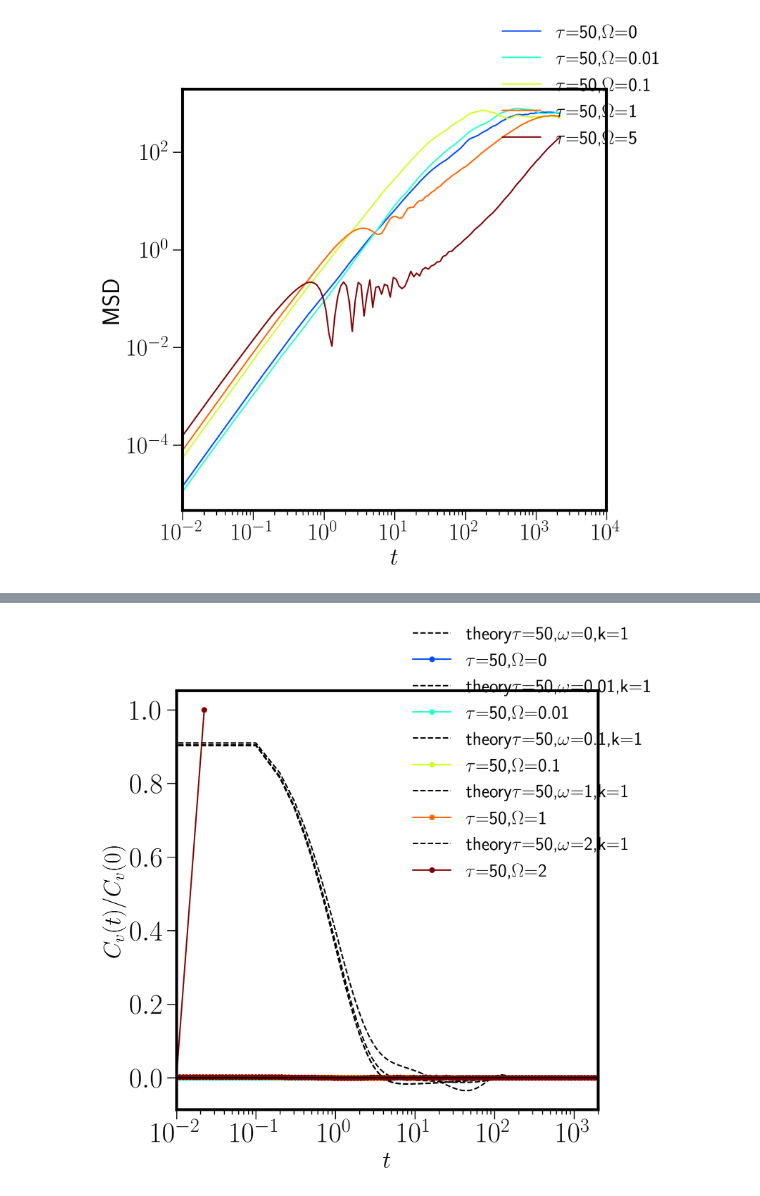
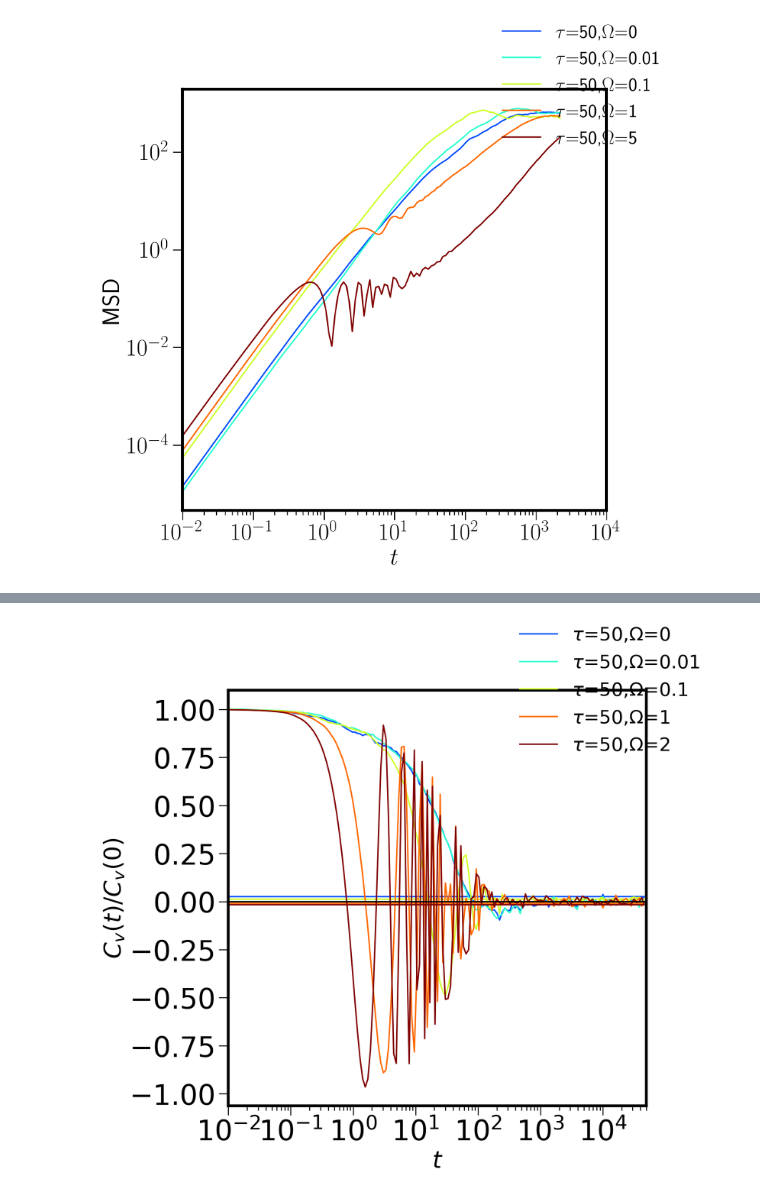
Before and after one commit to ikedahaj/reserch, a Jupyter notebook: caoup/stwre/3grapn.ipynb, the cells around one changed output, grey strips where cells are left out. Cells and saved outputs as stored; diff of their text form; code cells hidden in the pictures.

Commit message:
param

```diff
--- a/caoup/stwre/3grapn.ipynb
+++ b/caoup/stwre/3grapn.ipynb
@@ -1113,7 +1111,7 @@ import matplotlib.pyplot as plt
 import matplotlib.cm as cm  # colormap
 import numpy as np
 today = datetime.date.today()
-plt.rcParams["text.usetex"] =True
+plt.rcParams["text.usetex"] =False
 fig1 = plt.figure(figsize=(12,12))
 ax1 = fig1.add_subplot(111)
 
@@ -1135,22 +1133,22 @@ def plotombarhist(datas):
     mlabel="{}={},{}={}".format(mtau,datas[2],mMgn,datas[4])
     if datas[6]==0:
 
-        x,hist= np.loadtxt("C:/Users/ikedah/Documents/sotukenn/workspace/refwca/{}v0{:.1f}tau{:.3f}m{:.3f}R{:.1f}/omegahist_R{:.3f}_tau{:.3f}_m{:.3f}.dat".format(datas[0],datas[3],datas[2],datas[4],R0,R0,datas[2],datas[4]), comments='#', unpack=True)
+        x,hist= np.loadtxt("{}v0{:.1f}tau{:.3f}m{:.3f}R{:.1f}/omegahist_R{:.3f}_tau{:.3f}_m{:.3f}.dat".format(datas[0],datas[3],datas[2],datas[4],R0,R0,datas[2],datas[4]), comments='#', unpack=True)
         plt.plot(x, hist, "-o", markersize=5,
                  color=cm.jet(datas[5]), label="{}".format(mlabel))
     elif datas[6]==1:
 
-        x,hist= np.loadtxt("C:/Users/ikedah/Documents/sotukenn/workspace/refwca/{}R{:.1f}v0{:.1f}tau{:.3f}m{:.3f}/omegahist_R{:.3f}_tau{:.3f}_m{:.3f}.dat".format(datas[0],R0,datas[3],datas[2],datas[4],R0,datas[2],datas[4]), comments='#', unpack=True)
+        x,hist= np.loadtxt("{}R{:.1f}v0{:.1f}tau{:.3f}m{:.3f}/omegahist_R{:.3f}_tau{:.3f}_m{:.3f}.dat".format(datas[0],R0,datas[3],datas[2],datas[4],R0,datas[2],datas[4]), comments='#', unpack=True)
         plt.plot(x[1:], hist[1:], "-o", markersize=5,
                  color=cm.jet(datas[5]), label="{}".format(mlabel))
     elif datas[6]==2:
-        x,hist= np.loadtxt("C:/Users/ikedah/Documents/sotukenn/workspace/refwca/{}lo{:.2f}v0{:.1f}tau{:.3f}m{:.3f}/omegahist_lo{:.3f}_tau{:.3f}_m{:.3f}.dat".format(datas[0],datas[1],datas[3],datas[2],datas[4],datas[1],datas[2],datas[4]), comments='#', unpack=True)
+        x,hist= np.loadtxt("{}lo{:.2f}v0{:.1f}tau{:.3f}m{:.3f}/omegahist_lo{:.3f}_tau{:.3f}_m{:.3f}.dat".format(datas[0],datas[1],datas[3],datas[2],datas[4],datas[1],datas[2],datas[4]), comments='#', unpack=True)
         plt.plot(x[:-1], hist[:-1], "-o", markersize=5,
                  color=cm.jet(datas[5]), label="{}".format(mlabel))
-    # xlo,lohist= np.loadtxt("C:/Users/ikedah/Documents/sotukenn/workspace/hannew/{}{:.1f}tau{:.3f}m{:.3f}/lohist_R{:.3f}_tau{:.3f}_k{:.3f}_m{:.3f}.dat".format(datas[0],datas[6],datas[2],datas[4],datas[1],datas[2],datas[3],datas[4]), comments='#', unpack=True)
+    # xlo,lohist= np.loadtxt("{}{:.1f}tau{:.3f}m{:.3f}/lohist_R{:.3f}_tau{:.3f}_k{:.3f}_m{:.3f}.dat".format(datas[0],datas[6],datas[2],datas[4],datas[1],datas[2],datas[3],datas[4]), comments='#', unpack=True)
     mlabel="{}={},{}={}".format(mtau,datas[2],mMgn,datas[4])
 
-    plt.xlim(0.,R0)
+    # plt.xlim(0.,R0)
     plt.tick_params(which='major',width = 1, length = 10)
     plt.tick_params(which='minor',width = 1, length = 5)
     ax1.spines['top'].set_linewidth(3)
@@ -1165,23 +1163,23 @@ def plotvthbarhist(datas):
     R0=np.sqrt(datas[7]*0.25/datas[1])
     mlabel="{}={},{}={}".format(mtau,datas[2],mMgn,datas[4])
     if datas[6]==0:
-        x,hist= np.loadtxt("C:/Users/ikedah/Documents/sotukenn/workspace/refwca/{}v0{:.1f}tau{:.3f}m{:.3f}R{:.1f}/v_thetahist_R{:.3f}_tau{:.3f}_m{:.3f}.dat".format(datas[0],datas[3],datas[2],datas[4],R0,R0,datas[2],datas[4]), comments='#', unpack=True)
+        x,hist= np.loadtxt("{}v0{:.1f}tau{:.3f}m{:.3f}R{:.1f}/v_thetahist_R{:.3f}_tau{:.3f}_m{:.3f}.dat".format(datas[0],datas[3],datas[2],datas[4],R0,R0,datas[2],datas[4]), comments='#', unpack=True)
 
         plt.plot(x, hist, "-o", markersize=5,
                  color=cm.jet(datas[5]), label="{}".format(mlabel))
     elif datas[6]==1:
-        x,hist= np.loadtxt("C:/Users/ikedah/Documents/sotukenn/workspace/refwca/{}R{:.1f}v0{:.1f}tau{:.3f}m{:.3f}/v_thetahist_R{:.3f}_tau{:.3f}_m{:.3f}.dat".format(datas[0],R0,datas[3],datas[2],datas[4],R0,datas[2],datas[4]), comments='#', unpack=True)
+        x,hist= np.loadtxt("{}R{:.1f}v0{:.1f}tau{:.3f}m{:.3f}/v_thetahist_R{:.3f}_tau{:.3f}_m{:.3f}.dat".format(datas[0],R0,datas[3],datas[2],datas[4],R0,datas[2],datas[4]), comments='#', unpack=True)
 
         plt.plot(x[1:], hist[1:], "-o", markersize=5,
                  color=cm.jet(datas[5]), label="{}".format(mlabel))
     elif datas[6]==2:
-        x,hist= np.loadtxt("C:/Users/ikedah/Documents/sotukenn/workspace/refwca/{}lo{:.2f}v0{:.1f}tau{:.3f}m{:.3f}/v_thetahist_lo{:.3f}_tau{:.3f}_m{:.3f}.dat".format(datas[0],datas[1],datas[3],datas[2],datas[4],datas[1],datas[2],datas[4]), comments='#', unpack=True)
+        x,hist= np.loadtxt("{}lo{:.2f}v0{:.1f}tau{:.3f}m{:.3f}/v_thetahist_lo{:.3f}_tau{:.3f}_m{:.3f}.dat".format(datas[0],datas[1],datas[3],datas[2],datas[4],datas[1],datas[2],datas[4]), comments='#', unpack=True)
         plt.plot(x[:-1], hist[:-1], "-o", markersize=5,
                  color=cm.jet(datas[5]), label="{}".format(mlabel))
     mlabel="{}={},{}={}".format(mtau,datas[2],mMgn,datas[4])
     # ax1.errorbar(x,hist*oo,yerr=1.6e-6 ,marker="o" ,markersize=1,color=cm.jet(i/4),label="{}".format(mlabel))
 
-    plt.xlim(0.,R0)
+    # plt.xlim(0.,R0)
 
     ###Drawing a gaussian curve ######
     # y= np.linspace(np.amin(hist), np.amax(hist), 100)
@@ -1205,25 +1203,22 @@ def plotlo(datas):
     mlabel="{}={},{}={}".format(mtau,datas[2],mMgn,datas[4])
     if datas[6]==0:
 
-        x,hist= np.loadtxt("C:/Users/ikedah/Documents/sotukenn/workspace/refwca/{}v0{:.1f}tau{:.3f}m{:.3f}R{:.1f}/lohist_R{:.3f}_tau{:.3f}_m{:.3f}.dat".format(datas[0],datas[3],datas[2],datas[4],R0,R0,datas[2],datas[4]), comments='#', unpack=True)
+        x,hist= np.loadtxt("{}v0{:.1f}tau{:.3f}m{:.3f}R{:.1f}/lohist_R{:.3f}_tau{:.3f}_m{:.3f}.dat".format(datas[0],datas[3],datas[2],datas[4],R0,R0,datas[2],datas[4]), comments='#', unpack=True)
         plt.plot(x, hist/datas[1], "-o", markersize=5,
                  color=cm.jet(datas[5]), label="{}".format(mlabel))
     elif datas[6]==1:
 
-        x,hist= np.loadtxt("C:/Users/ikedah/Documents/sotukenn/workspace/refwca/{}R{:.1f}v0{:.1f}tau{:.3f}m{:.3f}/lohist_R{:.3f}_tau{:.3f}_m{:.3f}.dat".format(datas[0],R0,datas[3],datas[2],datas[4],R0,datas[2],datas[4]), comments='#', unpack=True)
+        x,hist= np.loadtxt("{}R{:.1f}v0{:.1f}tau{:.3f}m{:.3f}/lohist_R{:.3f}_tau{:.3f}_m{:.3f}.dat".format(datas[0],R0,datas[3],datas[2],datas[4],R0,datas[2],datas[4]), comments='#', unpack=True)
         plt.plot(x[1:], hist[1:]/datas[1], "-o", markersize=5,
                  color=cm.jet(datas[5]), label="{}".format(mlabel))
     elif datas[6]==2:
-        x,hist= np.loadtxt("C:/Users/ikedah/Documents/sotukenn/workspace/refwca/{}lo{:.2f}v0{:.1f}tau{:.3f}m{:.3f}/lohist_lo{:.3f}_tau{:.3f}_m{:.3f}.dat".format(datas[0],datas[1],datas[3],datas[2],datas[4],datas[1],datas[2],datas[4]), comments='#', unpack=True)
+        x,hist= np.loadtxt("{}lo{:.2f}v0{:.1f}tau{:.3f}m{:.3f}/lohist_lo{:.3f}_tau{:.3f}_m{:.3f}.dat".format(datas[0],datas[1],datas[3],datas[2],datas[4],datas[1],datas[2],datas[4]), comments='#', unpack=True)
         plt.plot(x[:-1], hist[:-1]/datas[1], "-o", markersize=5,
                  color=cm.jet(datas[5]), label="{}".format(mlabel))
     mlabel="{}={},{}={}".format(mtau,datas[2],mMgn,datas[4])
     #R={},$v_0^2$={},datas[1],v0,
     # plt.plot(xlo/datas[1],lohist, "-o" ,markersize=3,color=cm.jet(datas[5]),label="{}".format(mlabel))
 
-
-
-    plt.xlim(0,R0)
 
 
     plt.tick_params(which='major',width = 1, length = 10)
@@ -1270,16 +1265,14 @@ def pltcv(datas):
     R0=np.sqrt(datas[7]*0.25/datas[1])
     if datas[6]==0:
 
-        x,hist= np.loadtxt("C:/Users/ikedah/Documents/sotukenn/workspace/refwca/{}v0{:.1f}tau{:.3f}m{:.3f}R{:.1f}/vcor_R{:.3f}_tau{:.3f}_m{:.3f}.dat".format(datas[0],datas[3],datas[2],datas[4],R0,R0,datas[2],datas[4]), comments='#', unpack=True)
+        x,hist= np.loadtxt("{}v0{:.1f}tau{:.3f}m{:.3f}R{:.1f}/vcor_R{:.3f}_tau{:.3f}_m{:.3f}.dat".format(datas[0],datas[3],datas[2],datas[4],R0,R0,datas[2],datas[4]), comments='#', unpack=True)
     elif datas[6]==1:
 
-        x,hist= np.loadtxt("C:/Users/ikedah/Documents/sotukenn/workspace/refwca/{}R{:.1f}v0{:.1f}tau{:.3f}m{:.3f}/vcor_R{:.3f}_tau{:.3f}_m{:.3f}.dat".format(datas[0],R0,datas[3],datas[2],datas[4],R0,datas[2],datas[4]), comments='#', unpack=True)
+        x,hist= np.loadtxt("{}R{:.1f}v0{:.1f}tau{:.3f}m{:.3f}/vcor_R{:.3f}_tau{:.3f}_m{:.3f}.dat".format(datas[0],R0,datas[3],datas[2],datas[4],R0,datas[2],datas[4]), comments='#', unpack=True)
     elif datas[6]==2:
-        x,hist= np.loadtxt("C:/Users/ikedah/Documents/sotukenn/workspace/refwca/{}lo{:.2f}v0{:.1f}tau{:.3f}m{:.3f}/vcor_lo{:.3f}_tau{:.3f}_m{:.3f}.dat".format(datas[0],datas[1],datas[3],datas[2],datas[4],datas[1],datas[2],datas[4]), comments='#', unpack=True)
+        x,hist= np.loadtxt("{}lo{:.2f}v0{:.1f}tau{:.3f}m{:.3f}/vcor_lo{:.3f}_tau{:.3f}_m{:.3f}.dat".format(datas[0],datas[1],datas[3],datas[2],datas[4],datas[1],datas[2],datas[4]), comments='#', unpack=True)
 
-    if(datas[3]!=0):
-        pltcvthe(datas[1],datas[2],datas[3],datas[4],datas[7])
-    plt.plot(x,hist/hist[0], "-o" ,markersize=5,color=cm.jet(datas[5]),label="{}={},{}={}".format(mtau,datas[2],mMgn,datas[4]))
+    plt.plot(x,hist/hist[0], "-" ,markersize=5,color=cm.jet(datas[5]),label="{}={},{}={}".format(mtau,datas[2],mMgn,datas[4]))
     plt.tick_params(which='major',width = 1, length = 10)#k={},datas[3],
     plt.tick_params(which='minor',width = 1, length = 5)
     plt.xscale("log")
@@ -1297,12 +1290,12 @@ def pltcx(datas):
     R0=np.sqrt(datas[7]*0.25/datas[1])
     if datas[6]==0:
 
-        x,hist= np.loadtxt("C:/Users/ikedah/Documents/sotukenn/workspace/refwca/{}v0{:.1f}tau{:.3f}m{:.3f}R{:.1f}/xcor_R{:.3f}_tau{:.3f}_m{:.3f}.dat".format(datas[0],datas[3],datas[2],datas[4],R0,R0,datas[2],datas[4]), comments='#', unpack=True)
+        x,hist= np.loadtxt("{}v0{:.1f}tau{:.3f}m{:.3f}R{:.1f}/xcor_R{:.3f}_tau{:.3f}_m{:.3f}.dat".format(datas[0],datas[3],datas[2],datas[4],R0,R0,datas[2],datas[4]), comments='#', unpack=True)
     elif datas[6]==1:
 
-        x,hist= np.loadtxt("C:/Users/ikedah/Documents/sotukenn/workspace/refwca/{}R{:.1f}v0{:.1f}tau{:.3f}m{:.3f}/xcor_R{:.3f}_tau{:.3f}_m{:.3f}.dat".format(datas[0],R0,datas[3],datas[2],datas[4],R0,datas[2],datas[4]), comments='#', unpack=True)
+        x,hist= np.loadtxt("{}R{:.1f}v0{:.1f}tau{:.3f}m{:.3f}/xcor_R{:.3f}_tau{:.3f}_m{:.3f}.dat".format(datas[0],R0,datas[3],datas[2],datas[4],R0,datas[2],datas[4]), comments='#', unpack=True)
     elif datas[6]==2:
-        x,hist= np.loadtxt("C:/Users/ikedah/Documents/sotukenn/workspace/refwca/{}lo{:.2f}v0{:.1f}tau{:.3f}m{:.3f}/xcor_lo{:.3f}_tau{:.3f}_m{:.3f}.dat".format(datas[0],datas[1],datas[3],datas[2],datas[4],datas[1],datas[2],datas[4]), comments='#', unpack=True)
+        x,hist= np.loadtxt("{}lo{:.2f}v0{:.1f}tau{:.3f}m{:.3f}/xcor_lo{:.3f}_tau{:.3f}_m{:.3f}.dat".format(datas[0],datas[1],datas[3],datas[2],datas[4],datas[1],datas[2],datas[4]), comments='#', unpack=True)
 
 
     plt.plot(x,hist/hist[0], "-o" ,markersize=5,color=cm.jet(datas[5]),label="D={},{}={},{}={},$C_x(0)=${:.2e}".format(datas[6],mtau,datas[2],mmgn,datas[4],hist[0]))
@@ -1322,15 +1315,15 @@ def plotmsd(datas):
     R0=np.sqrt(datas[7]*0.25/datas[1])
     if datas[6]==0:
 
-        x,hist= np.loadtxt("C:/Users/ikedah/Documents/sotukenn/workspace/refwca/{}v0{:.1f}tau{:.3f}m{:.3f}R{:.1f}/msd_R{:.3f}_tau{:.3f}_m{:.3f}.dat".format(datas[0],datas[3],datas[2],datas[4],R0,R0,datas[2],datas[4]), comments='#', unpack=True)
+        x,hist= np.loadtxt("{}v0{:.1f}tau{:.3f}m{:.3f}R{:.1f}/msd_R{:.3f}_tau{:.3f}_m{:.3f}.dat".format(datas[0],datas[3],datas[2],datas[4],R0,R0,datas[2],datas[4]), comments='#', unpack=True)
     elif datas[6]==1:
 
-        x,hist= np.loadtxt("C:/Users/ikedah/Documents/sotukenn/workspace/refwca/{}R{:.1f}v0{:.1f}tau{:.3f}m{:.3f}/msd_R{:.3f}_tau{:.3f}_m{:.3f}.dat".format(datas[0],R0,datas[3],datas[2],datas[4],R0,datas[2],datas[4]), comments='#', unpack=True)
+        x,hist= np.loadtxt("{}R{:.1f}v0{:.1f}tau{:.3f}m{:.3f}/msd_R{:.3f}_tau{:.3f}_m{:.3f}.dat".format(datas[0],R0,datas[3],datas[2],datas[4],R0,datas[2],datas[4]), comments='#', unpack=True)
     elif datas[6]==2:
-        x,hist= np.loadtxt("C:/Users/ikedah/Documents/sotukenn/workspace/refwca/{}lo{:.2f}v0{:.1f}tau{:.3f}m{:.3f}/msd_lo{:.3f}_tau{:.3f}_m{:.3f}.dat".format(datas[0],datas[1],datas[3],datas[2],datas[4],datas[1],datas[2],datas[4]), comments='#', unpack=True)
+        x,hist= np.loadtxt("{}lo{:.2f}v0{:.1f}tau{:.3f}m{:.3f}/msd_lo{:.3f}_tau{:.3f}_m{:.3f}.dat".format(datas[0],datas[1],datas[3],datas[2],datas[4],datas[1],datas[2],datas[4]), comments='#', unpack=True)
 
 
-    plt.plot(x,hist, "-o" ,markersize=5,color=cm.jet(datas[5]),label="{}={},{}={}".format(mtau,datas[2],mMgn,datas[4]))
+    plt.plot(x,hist, "-" ,markersize=5,color=cm.jet(datas[5]),label="{}={},{}={}".format(mtau,datas[2],mMgn,datas[4]))
     plt.tick_params(which='major',width = 1, length = 10)#D={},datas[6],
     plt.tick_params(which='minor',width = 1, length = 5)
     plt.xscale("log")
@@ -1346,24 +1339,25 @@ def plotmsd(datas):
 
 # plotlzhist(moji,R,tau,k,mgn)
 # plotlzhist(1,10,0,0,i,2)
-moji="stwne4"
+moji="stwr80"
 fname="stw"
 # fname="reawt"
 # moji="reawt"
 Np=1000
-lo=0.5
+lo=0.1
 tau=50
 Mg=1#
 v02=1
 version=2 #Rが最後に来ていたのが0 Rwo最初に持ってきたのが1　loに変えたのが2
-
+R1=80
+tmin=0.01
+tmax=50000
 kaedata=[[],[0,0.01,0.1,1,2],[2,2,2,2,2]]#for の中の数字も変えること
 
 col=[[],4]#tauはMgn,v0^2より先に置くこと;
 #[moji,lo,tau,v0^2,Mgn,color,version,Np,tmax,0]
   #0   1    2  3   4    5     6      7   8
-tmin=0.01
-tmax=2000
+
 datas=[[]]
 out="5"
 
@@ -1382,7 +1376,7 @@ for i in range(0,len(kaedata[1])):
     datas.append(sample)
 # print(datas)
 from os import makedirs
-makedirs('C:/Users/ikedah/Documents/sotukenn/workspace/refwca/figs{}'.format(fname), exist_ok=True)
+makedirs('figs{}'.format(fname), exist_ok=True)
 mono=[moji,"r","ta","v02","Mg","col","ver","Np","tmax"]
 for j in range(1,8):
     if all([col.count(j)==0,j!=3,j!=6,j!=5]):
@@ -1393,7 +1387,7 @@ print(datas)
 #moji:ファイルの名前R,tau,k,mgn:各パラメタ color:色を与える数字：0～5、それ以上ならプログラムを変更time:lzaveのある行数tmax:cvのmax
 # datas=[[],["testD",3,10,0.5,10,3,1,100],["testD",3,10,0.5,5,4,1,100],["testD",3,10,0.5,1,5,1,100]]
 #datas=[[],["wallD",3,0.1,0.,10,2,2,100],[moji,R,tau,k,mgn,1,2,100],["wall2",3,10,0,10,3,22,100]]
-R1=Np/4/lo
+
 senn=np.linspace(0,R1,5)
 senn2=np.linspace(0,tmax,3)
 plt.plot(senn,0*senn,"-",color="k")
@@ -1405,8 +1399,9 @@ for l in range (1,len(datas)):
 fig1.legend( bbox_to_anchor=(0.13, 0.89), loc='upper left', frameon=False,fontsize=20 )
 # plt.ylim(-0.15,0.6)
 plt.ylim(-0.15,0.35*2)
+plt.xlim(0,R1)
 # plt.subplots_adjust(wspace=0.3, hspace=0.25)borderaxespad=0,
-plt.savefig('C:/Users/ikedah/Documents/sotukenn/workspace/refwca/figs{}/vtbar{}.png'.format(fname,out))
+plt.savefig('figs{}/vtbar{}.png'.format(fname,out))
 plt.show()
 
 fig1 = plt.figure(figsize=(12,12))
@@ -1415,12 +1410,12 @@ for l in range (1,len(datas)):
     # bbox_to_anchor=(1, 1), loc='upper right',,frameon=False
 
     plotombarhist(datas[l])
-
+plt.xlim(0,R1)
 fig1.legend( bbox_to_anchor=(0.13, 0.89), loc='upper left', frameon=False,fontsize=20 )
 plt.plot(senn,0*senn,"-",color="k",label="lz=0")
 
 # plt.subplots_adjust(wspace=0.3, hspace=0.25)borderaxespad=0,
-plt.savefig('C:/Users/ikedah/Documents/sotukenn/workspace/refwca/figs{}/om{}1.png'.format(fname,out))
+plt.savefig('figs{}/om{}1.png'.format(fname,out))
 plt.show()
 fig1 = plt.figure(figsize=(12,12))
 ax1 = fig1.add_subplot(111)
@@ -1432,11 +1427,11 @@ for l in range(1,len(datas)) :
 
 
 plt.ylim(0.1,1.5)
-
+plt.xlim(0,R1)
 # plt.yscale("log"),frameon=False
 fig1.legend(  bbox_to_anchor=(0.13, 0.89), loc='upper left', frameon=False,fontsize=20)
 # plt.subplots_adjust(wspace=0.3, hspace=0.25)borderaxespad=0,
-plt.savefig('C:/Users/ikedah/Documents/sotukenn/workspace/refwca/figs{}/lo{}.png'.format(fname,out))
+plt.savefig('figs{}/lo{}.png'.format(fname,out))
 plt.show()
 fig1 = plt.figure(figsize=(8,8))
 ax1 = fig1.add_subplot(111)
@@ -1446,7 +1441,7 @@ plt.plot(senn2,senn2*0,"-",color="k")
 plt.xlim(tmin,tmax)
 fig1.legend( borderaxespad=0, fontsize=20,frameon=False)
 
-plt.savefig('C:/Users/ikedah/Documents/sotukenn/workspace/refwca/figs{}/cv{}.png'.format(fname,out))
+plt.savefig('figs{}/cv{}.png'.format(fname,out))
 plt.show()
 fig1 = plt.figure(figsize=(8,8))
 ax1 = fig1.add_subplot(111)
@@ -1457,7 +1452,7 @@ plt.xlim(tmin,tmax)
 fig1.legend( borderaxespad=0, fontsize=20,frameon=False)
 
 # plt.savefig(
-    # 'C:/Users/ikedah/Documents/sotukenn/workspace/refwca/figs{}/cx{}.png'.format(fname,out))
+    # 'figs{}/cx{}.png'.format(fname,out))
 plt.show()
 fig1 = plt.figure(figsize=(8,8))
 ax1 = fig1.add_subplot(111)
@@ -1473,7 +1468,7 @@ plt.plot(x2,x2,"--",color="g")
 fig1.legend( borderaxespad=0, fontsize=20,frameon=False)
 
 plt.savefig(
-    'C:/Users/ikedah/Documents/sotukenn/workspace/refwca/figs{}/msd{}.png'.format(fname,out))
+    'figs{}/msd{}.png'.format(fname,out))
 plt.show()
 
 
@@ -1486 +1481 @@ plt.show()
-[figure, old version]
+[figure, new version]
```
Also changed, not shown: parts of 4 cells of this notebook, 1 other file.
